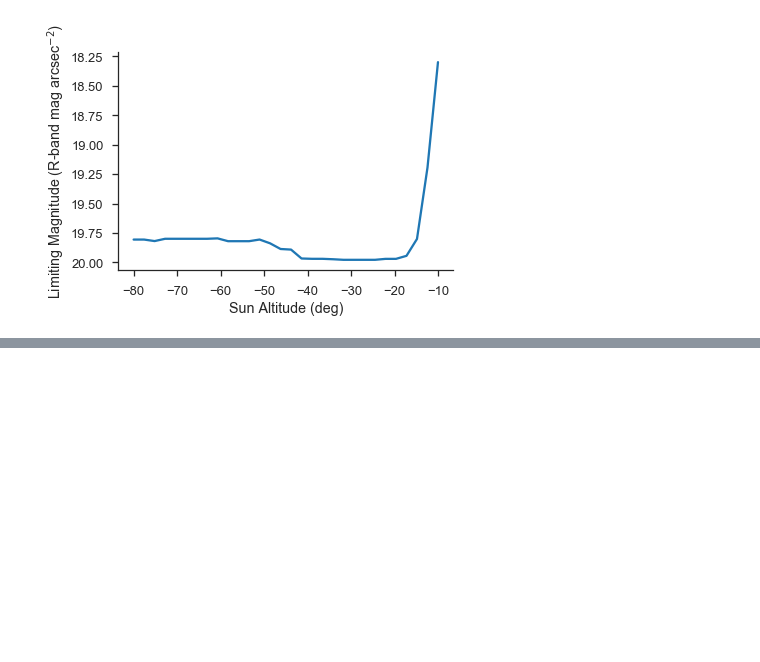
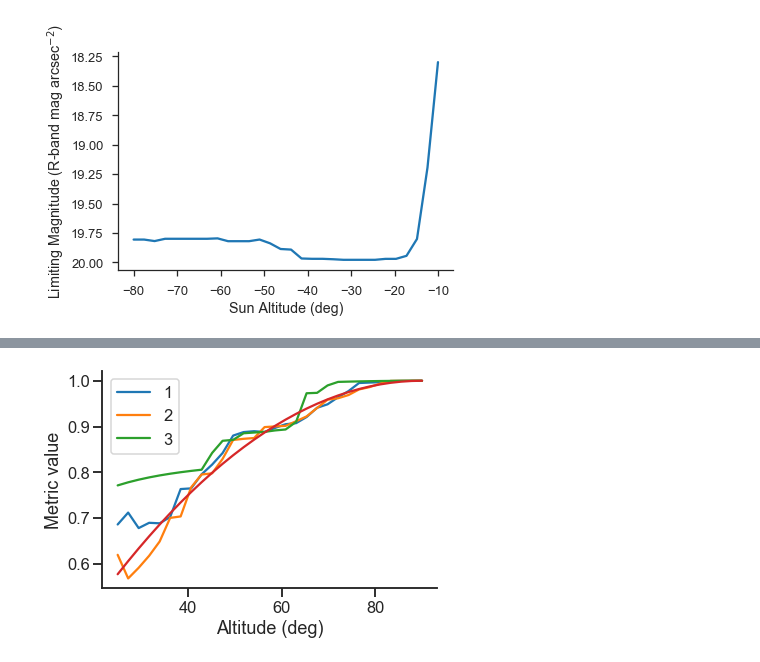
Before and after one commit to ZwickyTransientFacility/ztf_sim, a Jupyter notebook: notebooks/plot_sky_brightness_model_ptf.ipynb, the cells around one changed output, grey strips where cells are left out. Cells and saved outputs as stored; diff of their text form; code cells hidden in the pictures; blank space fills up the shorter version.

```diff
--- a/notebooks/plot_sky_brightness_model_ptf.ipynb
+++ b/notebooks/plot_sky_brightness_model_ptf.ipynb
@@ -430,0 +476,17 @@ sns.despine()
+# %%
+seeing=2.0
+alts = np.linspace(25,90,30)
+for filter_id in [1,2,3]:
+    dft = test_conditions(altitude=alts, azimuth=0, filter_id=filter_id)
+    skies = Sky.predict(dft)
+    limmag = limiting_mag(30*u.second,  seeing, skies, filter_id*np.ones(len(alts)), alts )
+    metric = slot_metric(limmag)
+    #airmass = altitude_to_airmass(alts)
+    plt.plot(alts, metric/metric.iloc[-1], label=filter_id)
+plt.plot(alts,-1e-4*(alts-90)**2.+1)
+plt.legend()
+plt.xlabel('Altitude (deg)')
+plt.ylabel('Metric value')
+sns.despine()
+# %% [output]
+[figure, added]
```
Also changed, not shown: parts of 16 cells of this notebook.
